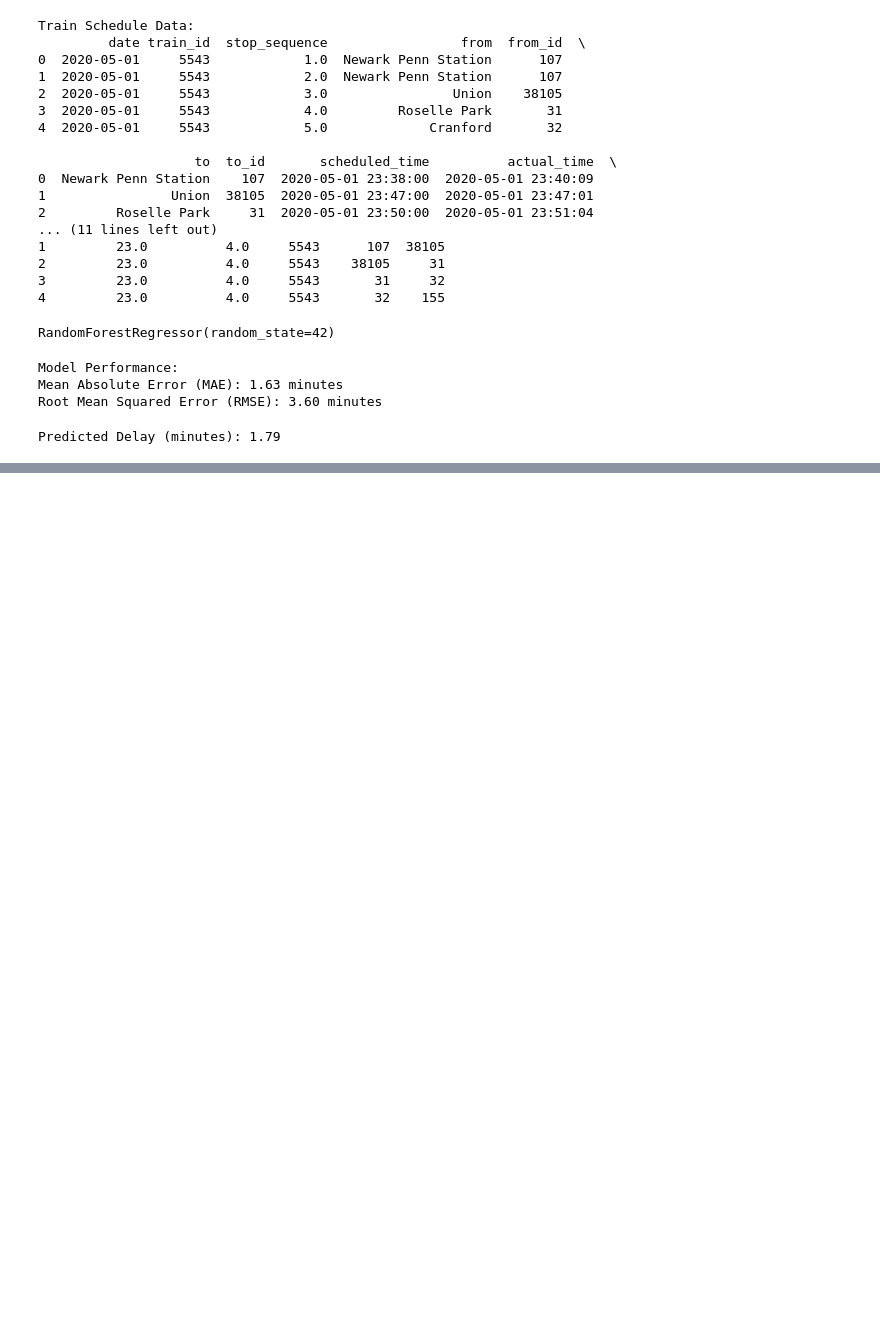
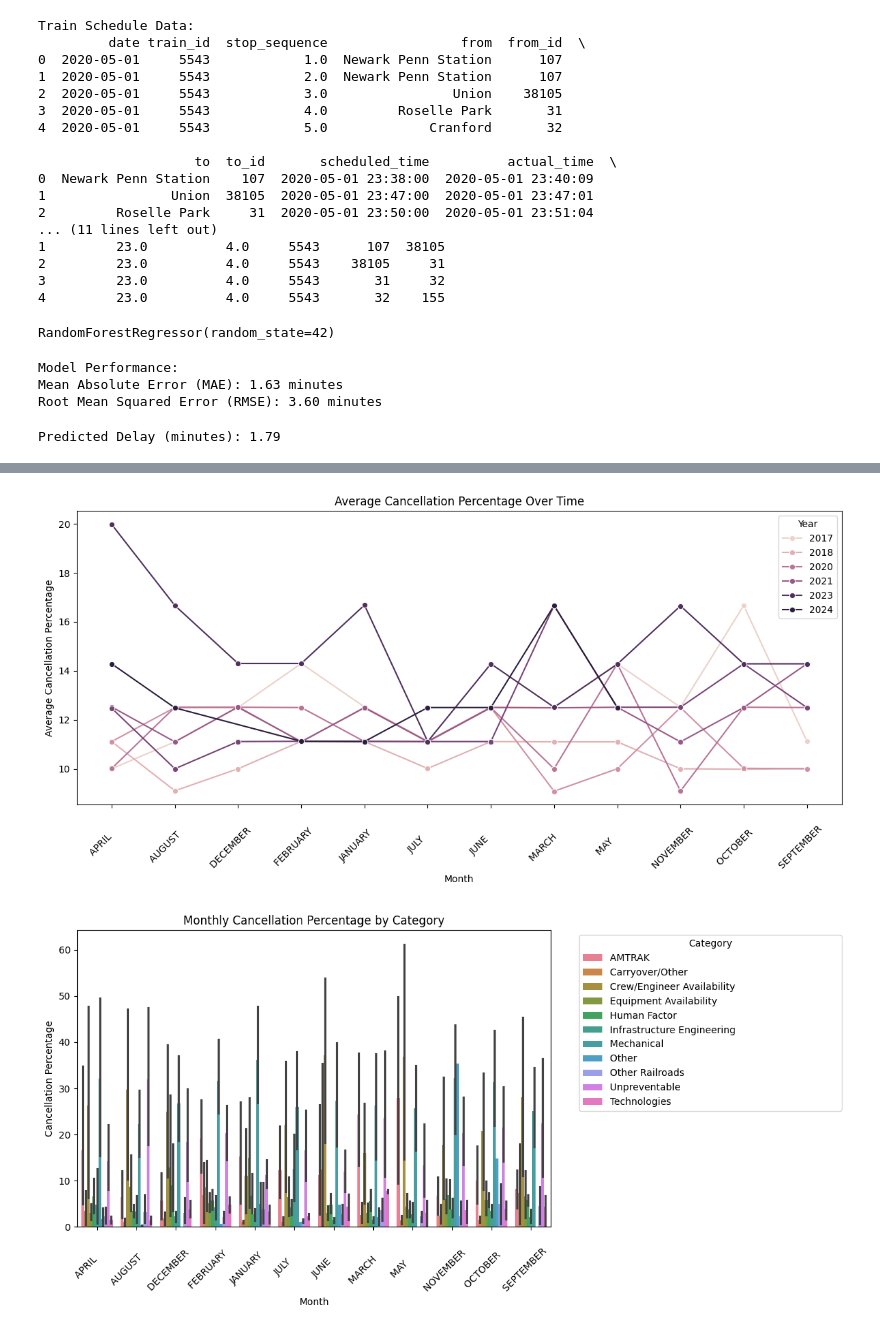
Before and after one commit to vasantsaladi/nj_transit_data_ru_hack, a Jupyter notebook: Analyst/chetan1.ipynb, the cells around one changed output, grey strips where cells are left out. Cells and saved outputs as stored; diff of their text form; code cells hidden in the pictures; blank space fills up the shorter version.

Commit message:
Prediction and cancellation

```diff
--- a/Analyst/chetan1.ipynb
+++ b/Analyst/chetan1.ipynb
@@ -196,3 +196,13 @@ predicted = predict_delay(18, 6, 3805, 105, 31)  # Example values
 print(f"\nPredicted Delay (minutes): {predicted:.2f}")
 # %% [output]
 Predicted Delay (minutes): 1.79
+# %%
+import pandas as pd
+import matplotlib.pyplot as plt
+import seaborn as sns
+
+# Step 1: Load the data
+data_path = '/Users/chetan/Documents/GitHub/nj_transit_data_ru_hack/data/RAIL_CANCELLATIONS_DATA.csv'
+df = pd.read_csv(data_path)
+
+df.head()
@@ -198,0 +216,56 @@ Predicted Delay (minutes): 1.79
+# %%
+import pandas as pd
+import matplotlib.pyplot as plt
+import seaborn as sns
+
+# Step 1: Load the data, skipping the first row
+data_path = '/Users/chetan/Documents/GitHub/nj_transit_data_ru_hack/data/RAIL_CANCELLATIONS_DATA.csv'
+
+# Clean up the data
+df['CANCEL_PERCENTAGE'] = df['CANCEL_PERCENTAGE'].astype(float)
+df['CANCEL_COUNT'] = df['CANCEL_COUNT'].astype(int)
+df['CANCEL_TOTAL'] = df['CANCEL_TOTAL'].astype(int)
+
+# Print first few rows to confirm data is loaded correctly
+print(df.head())
+
+# Step 2: Aggregate by Month and Year
+monthly_agg = df.groupby(['YEAR', 'MONTH']).agg(
+    total_cancel_count=('CANCEL_COUNT', 'sum'),
+    avg_cancel_percentage=('CANCEL_PERCENTAGE', 'mean')
+).reset_index()
+print("\nMonthly Aggregation:\n", monthly_agg)
+
+# Step 3: Category Contribution Analysis
+category_contrib = df.groupby(['YEAR', 'MONTH', 'CATEGORY']).agg(
+    cancel_count=('CANCEL_COUNT', 'sum'),
+    cancel_percentage=('CANCEL_PERCENTAGE', 'mean')
+).reset_index()
+
+# Identify top contributing categories for each month-year combination
+top_categories = category_contrib.sort_values(by=['YEAR', 'MONTH', 'cancel_percentage'], ascending=[True, True, False])
+print("\nTop Categories by Month-Year:\n", top_categories.groupby(['YEAR', 'MONTH']).head(1))
+
+# Step 4: Time-Series Analysis
+plt.figure(figsize=(12, 6))
+sns.lineplot(data=monthly_agg, x='MONTH', y='avg_cancel_percentage', hue='YEAR', marker='o')
+plt.title('Average Cancellation Percentage Over Time')
+plt.ylabel('Average Cancellation Percentage')
+plt.xlabel('Month')
+plt.legend(title='Year')
+plt.xticks(rotation=45)
+plt.tight_layout()
+plt.show()
+
+
+# Step 5: Comparative Analysis Between Categories
+plt.figure(figsize=(12, 6))
+sns.barplot(data=category_contrib, x='MONTH', y='cancel_percentage', hue='CATEGORY')
+plt.title('Monthly Cancellation Percentage by Category')
+plt.ylabel('Cancellation Percentage')
+plt.xlabel('Month')
+plt.legend(title='Category', bbox_to_anchor=(1.05, 1), loc='upper left')
+plt.xticks(rotation=45)
+plt.tight_layout()
+plt.show()
+# %% [output]
@@ -198,0 +289,2 @@ Predicted Delay (minutes): 1.79
+[figure, added]
+[figure, added]
```
Also changed, not shown: parts of 2 cells of this notebook, 4 other files.
